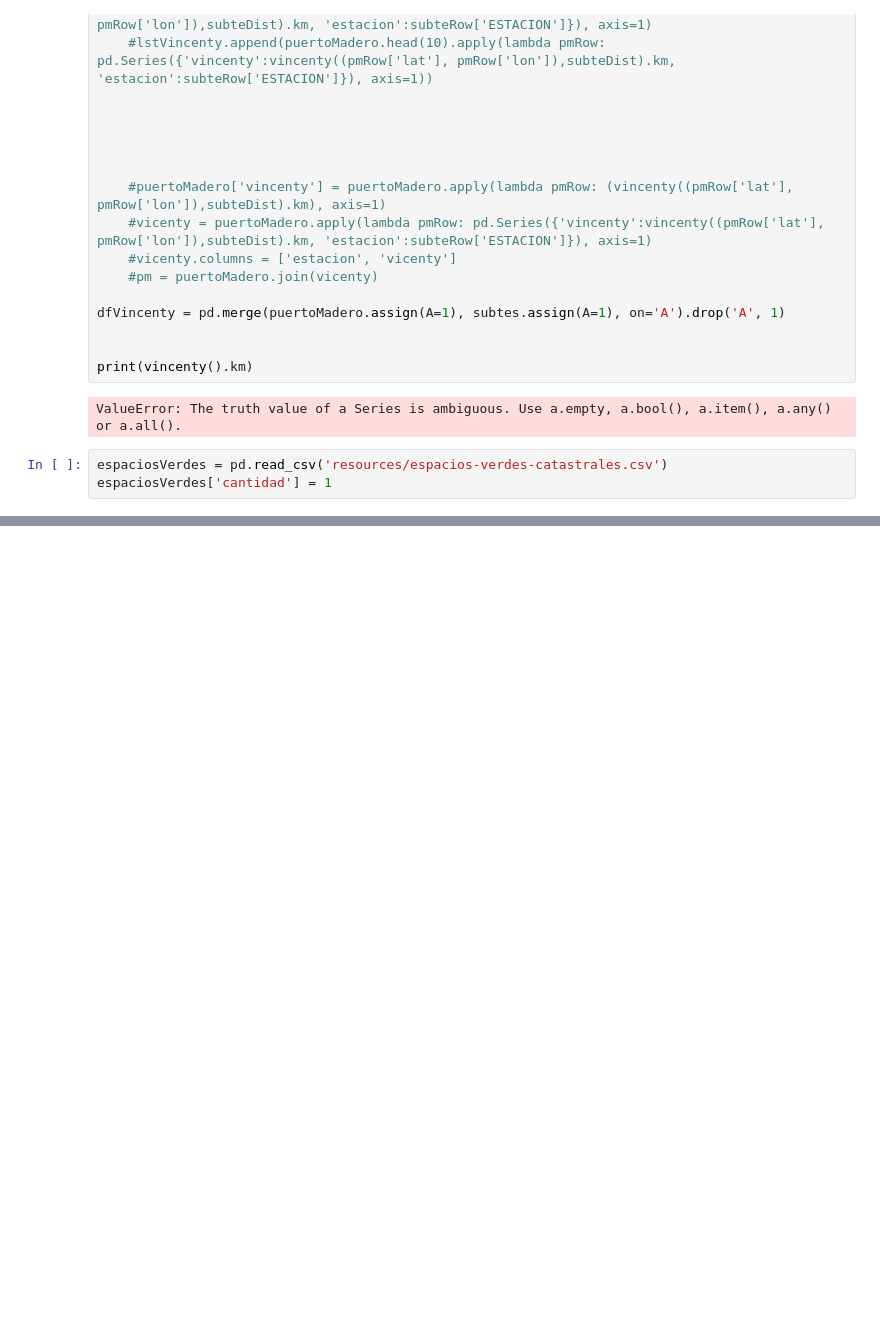
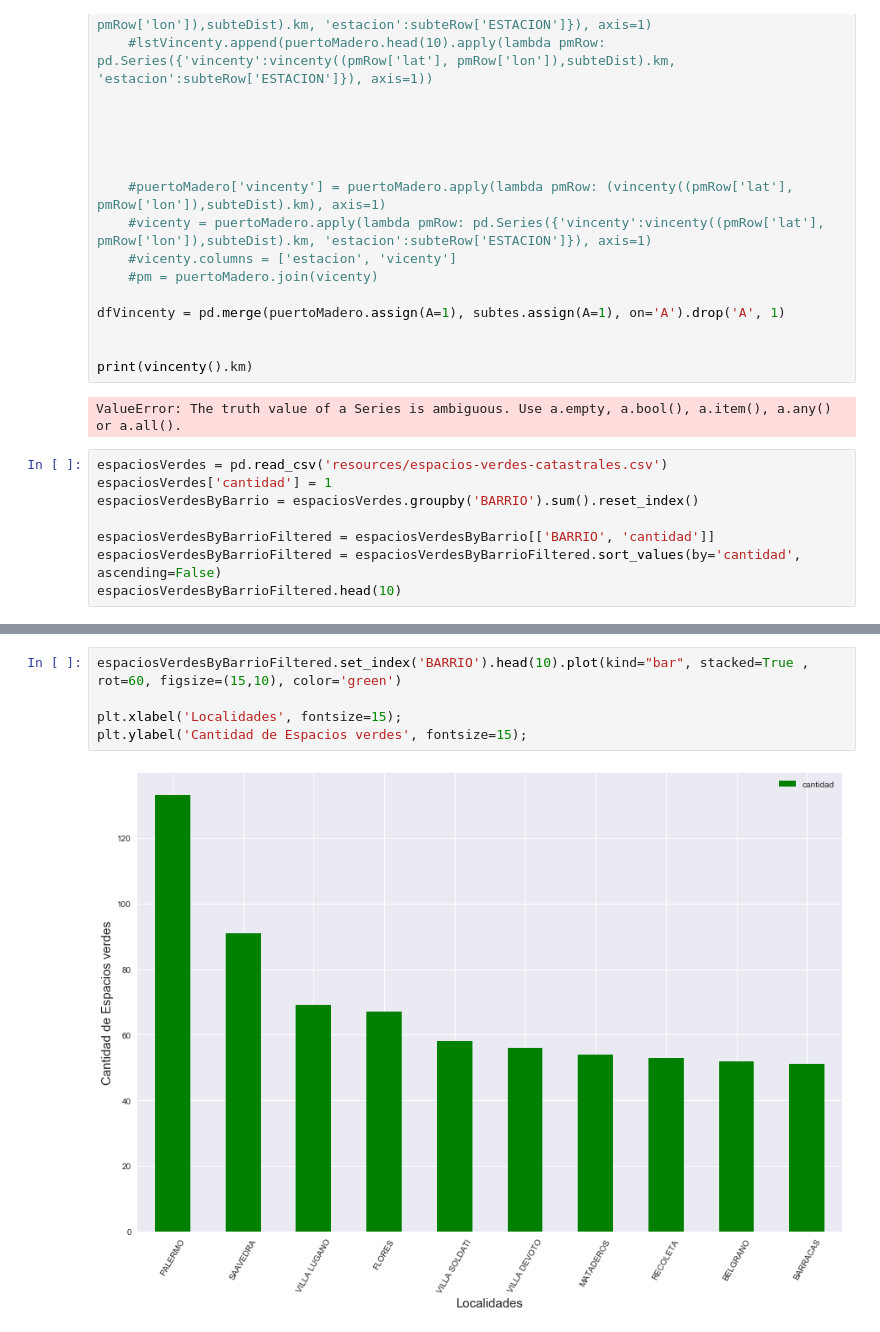
Before and after one commit to NicoGallegos/tpdatos, a Jupyter notebook: TP 1.ipynb, the cells around one changed output, grey strips where cells are left out. Saved outputs shown, nothing was run; the diff lists cells and outputs as text; blank space fills up the shorter version.

Commit message:
Espacios Verdes - Comisarias

```diff
--- a/TP 1.ipynb
+++ b/TP 1.ipynb
@@ -850,3 +850,8 @@ ValueError: The truth value of a Series is ambiguous. Use a.empty, a.bool(), a.i
 # %%
 espaciosVerdes = pd.read_csv('resources/espacios-verdes-catastrales.csv')
 espaciosVerdes['cantidad'] = 1
+espaciosVerdesByBarrio = espaciosVerdes.groupby('BARRIO').sum().reset_index()
+
+espaciosVerdesByBarrioFiltered = espaciosVerdesByBarrio[['BARRIO', 'cantidad']]
+espaciosVerdesByBarrioFiltered = espaciosVerdesByBarrioFiltered.sort_values(by='cantidad', ascending=False)
+espaciosVerdesByBarrioFiltered.head(10)
@@ -852,0 +870,7 @@ espaciosVerdes['cantidad'] = 1
+# %%
+espaciosVerdesByBarrioFiltered.set_index('BARRIO').head(10).plot(kind="bar", stacked=True , rot=60, figsize=(15,10), color='green')
+
+plt.xlabel('Localidades', fontsize=15);
+plt.ylabel('Cantidad de Espacios verdes', fontsize=15);
+# %% [output]
+[figure, added]
```
Also changed, not shown: parts of 3 cells of this notebook.
